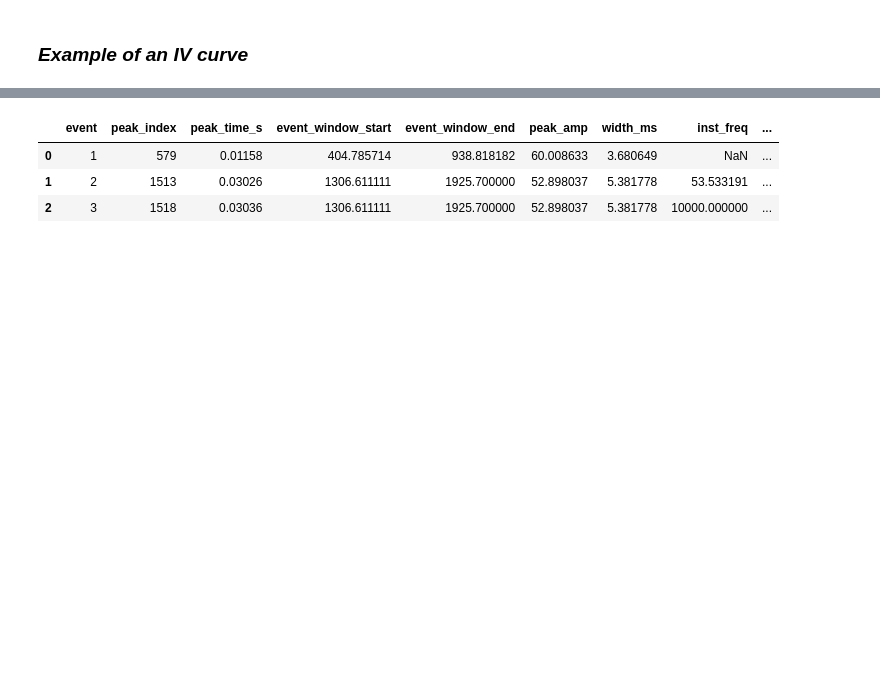
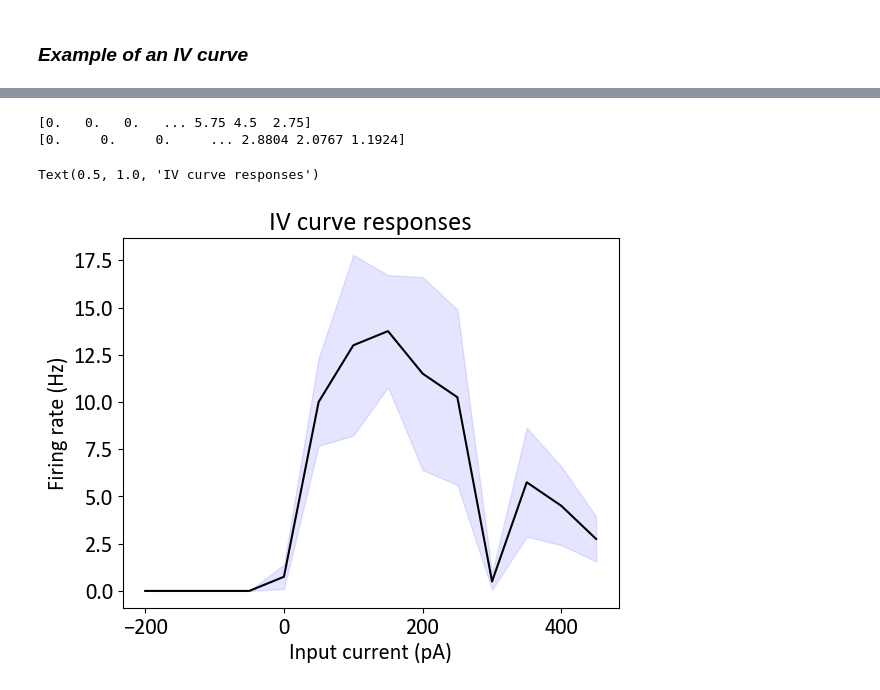
Before and after one commit to OmeRichWeizmann/Yizhar_lab, a Jupyter notebook: Uri's_Sapap3/ephys_sapap3_vs_wt.ipynb, the cells around one changed output, grey strips where cells are left out. Saved outputs shown, nothing was run; the diff lists cells and outputs as text; code cells hidden in the pictures; blank space fills up the shorter version.

```diff
--- a/Uri's_Sapap3/ephys_sapap3_vs_wt.ipynb
+++ b/Uri's_Sapap3/ephys_sapap3_vs_wt.ipynb
@@ -250,9 +252,37 @@ print("Available table keys:", list(all_sweep_tables.keys()))
-# %%
-all_sweep_tables['2025_07_14_0000_sweep_7']
-# %% [output]
-|  | event | peak_index | peak_time_s | event_window_start | event_window_end | peak_amp | width_ms | inst_freq | ... |
-| 0 | 1 | 579 | 0.01158 | 404.785714 | 938.818182 | 60.008633 | 3.680649 | NaN | ... |
-| 1 | 2 | 1513 | 0.03026 | 1306.611111 | 1925.700000 | 52.898037 | 5.381778 | 53.533191 | ... |
-| 2 | 3 | 1518 | 0.03036 | 1306.611111 | 1925.700000 | 52.898037 | 5.381778 | 10000.000000 | ... |
 # %%
-for key, table in all_sweep_tables.items():
+all_sweeps_average = []
+all_sweeps_standard_deviation = []
+resting_potential = []
+resistance_input = []
+for sweep in abf.sweepList:
+    table_length = []
+    current_sweep = f'_sweep_{sweep}'# Check if this is a sweep 0 table
+    for key, table in all_sweep_tables.items():
+        if key.endswith(current_sweep):
+            table_length.append(len(table)-1)
+            resting_potential.append(table['RMP (mV)'][0])
+            resistance_input.append(table['Rm (GΩ)'][0])  # Store resting potential for each sweep
+        mean_events = np.mean(table_length)
+        std_events = np.std(table_length)/ np.sqrt(len(table_length))
+    all_sweeps_average.append(mean_events)
+    all_sweeps_standard_deviation.append(std_events)
+all_sweeps_average = np.array(all_sweeps_average)
+all_sweeps_standard_deviation = np.array(all_sweeps_standard_deviation)
+print(all_sweeps_average)
+print(all_sweeps_standard_deviation)
+
+injection_current_steps = np.arange(-200, 500, 50)
+plt.figure()
+plt.plot(injection_current_steps,all_sweeps_average,color = 'k')
+plt.fill_between(injection_current_steps,
+                  all_sweeps_average - all_sweeps_standard_deviation,
+                  all_sweeps_average + all_sweeps_standard_deviation,
+                  alpha=0.1, color='blue', label='±1 SD')
+plt.ylabel("Firing rate (Hz)")
+plt.xlabel("Input current (pA)")
+plt.title("IV curve responses")  # Current steps from -200 to 200 pA
+# %% [output]
+[0.   0.   0.   ... 5.75 4.5  2.75]
+[0.     0.     0.     ... 2.8804 2.0767 1.1924]
+Text(0.5, 1.0, 'IV curve responses')
+[figure, added]
```
Also changed, not shown: parts of 4 cells of this notebook.
